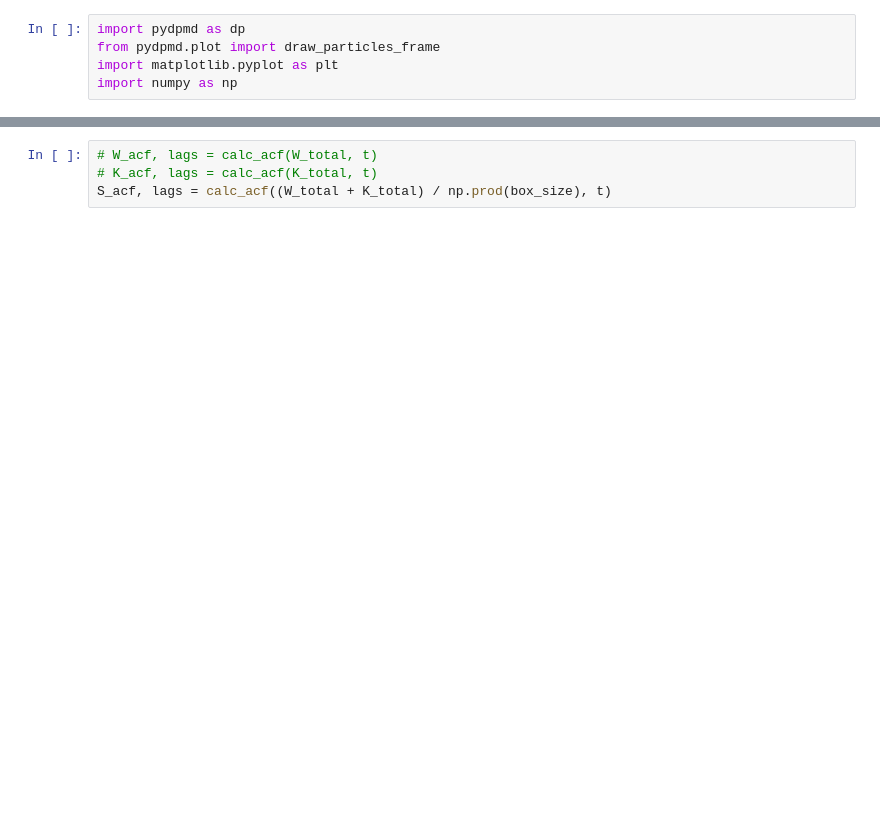
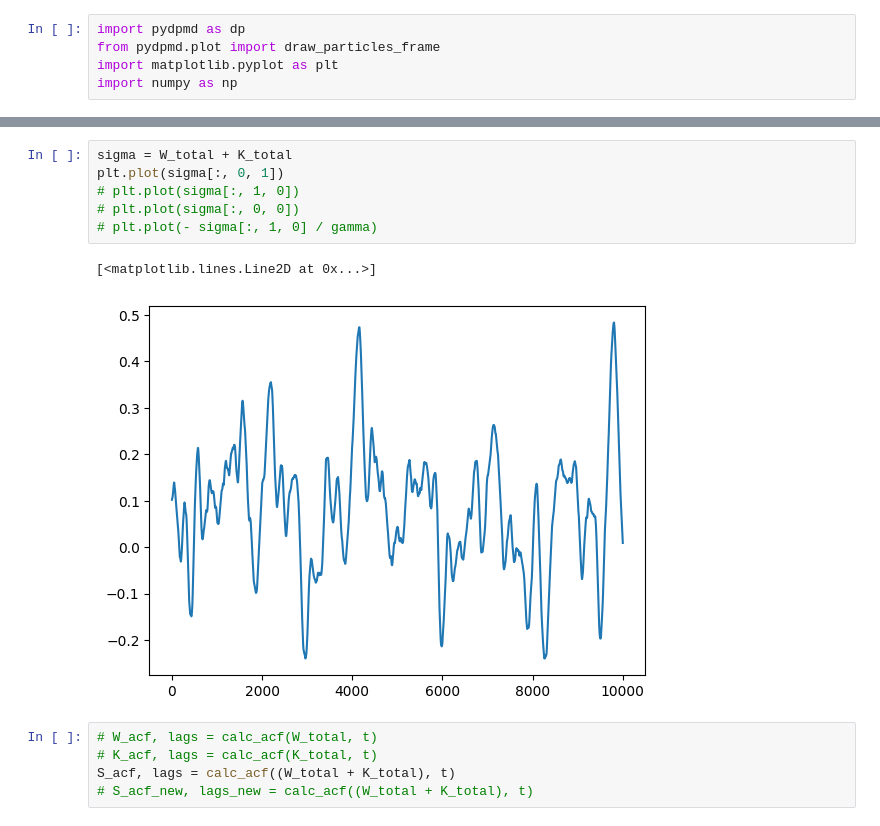
Before and after one commit to mmccraw98/notebooks-fall-25, a Jupyter notebook: 11/fixing-stress-tensor/local-test.ipynb, the cells around one changed output, grey strips where cells are left out. Drawn from its saved outputs; the diff is of its cells as text; blank space fills up the shorter version.

```diff
--- a/11/fixing-stress-tensor/local-test.ipynb
+++ b/11/fixing-stress-tensor/local-test.ipynb
@@ -191,5 +236,15 @@ f0 = np.array(F)
+# %%
+sigma = W_total + K_total
+plt.plot(sigma[:, 0, 1])
+# plt.plot(sigma[:, 1, 0])
+# plt.plot(sigma[:, 0, 0])
+# plt.plot(- sigma[:, 1, 0] / gamma)
+# %% [output]
+[<matplotlib.lines.Line2D at 0x...>]
+[figure, added]
 # %%
 # W_acf, lags = calc_acf(W_total, t)
 # K_acf, lags = calc_acf(K_total, t)
-S_acf, lags = calc_acf((W_total + K_total) / np.prod(box_size), t)
+S_acf, lags = calc_acf((W_total + K_total), t)
+# S_acf_new, lags_new = calc_acf((W_total + K_total), t)
 # %%
```
Also changed, not shown: parts of 12 cells of this notebook, 7 other files.
